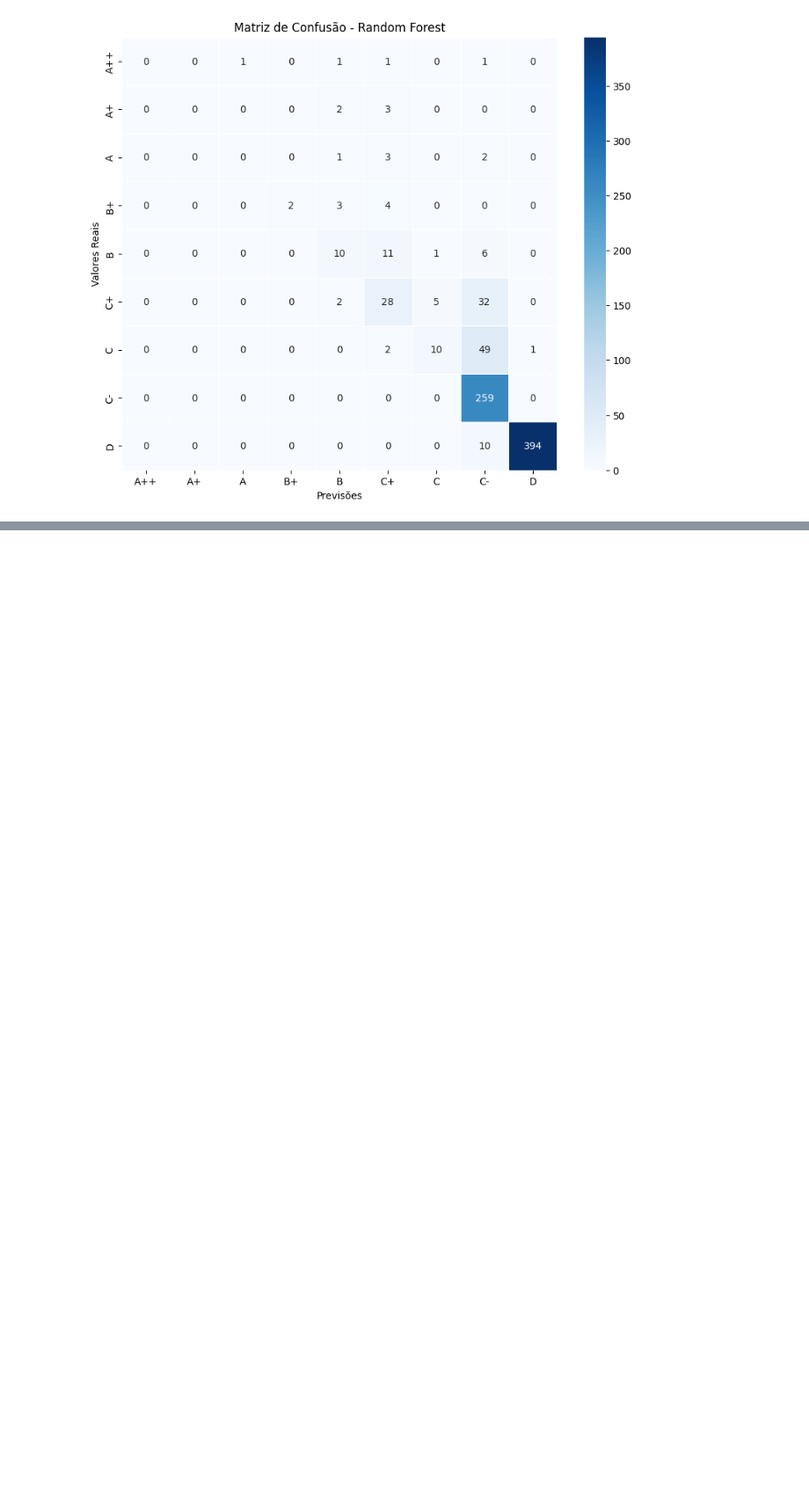
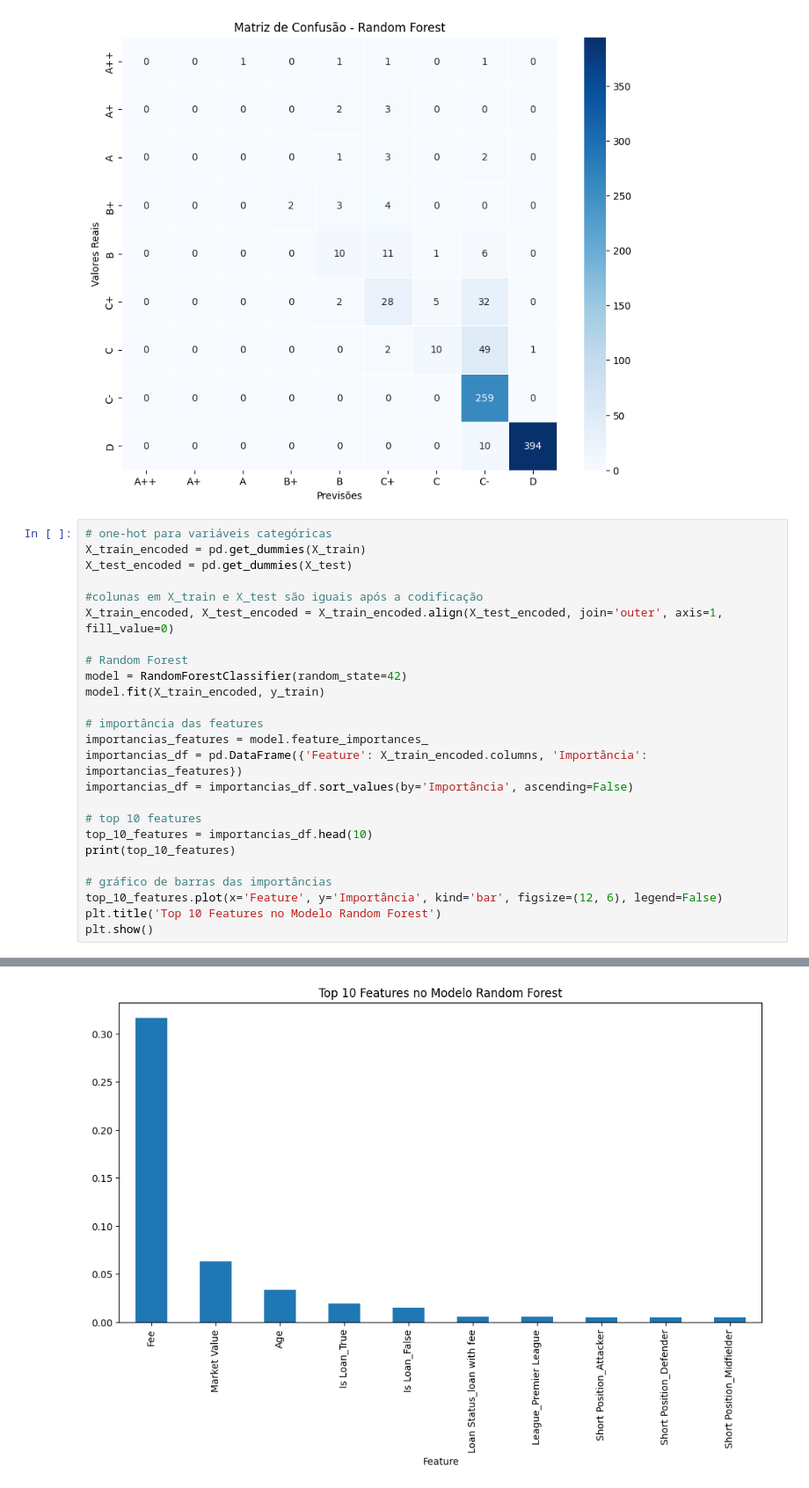
Before and after one commit to granja17/FootballPredict, a Jupyter notebook: Projeto_IACH_parte_final_random_forest.ipynb, the cells around one changed output, grey strips where cells are left out. Shown at 88% size. Saved outputs shown, nothing was run; the diff lists cells and outputs as text; blank space fills up the shorter version.

```diff
--- a/Projeto_IACH_parte_final_random_forest.ipynb
+++ b/Projeto_IACH_parte_final_random_forest.ipynb
@@ -234,3 +251,29 @@ plt.title('Matriz de Confusão - Random Forest')
 plt.show()
 # %% [output]
 [figure]
+# %%
+# one-hot para variáveis categóricas
+X_train_encoded = pd.get_dummies(X_train)
+X_test_encoded = pd.get_dummies(X_test)
+
+#colunas em X_train e X_test são iguais após a codificação
+X_train_encoded, X_test_encoded = X_train_encoded.align(X_test_encoded, join='outer', axis=1, fill_value=0)
+
+# Random Forest
+model = RandomForestClassifier(random_state=42)
+model.fit(X_train_encoded, y_train)
+
+# importância das features
+importancias_features = model.feature_importances_
+importancias_df = pd.DataFrame({'Feature': X_train_encoded.columns, 'Importância': importancias_features})
+importancias_df = importancias_df.sort_values(by='Importância', ascending=False)
+
+# top 10 features
+top_10_features = importancias_df.head(10)
+print(top_10_features)
+
+# gráfico de barras das importâncias
+top_10_features.plot(x='Feature', y='Importância', kind='bar', figsize=(12, 6), legend=False)
+plt.title('Top 10 Features no Modelo Random Forest')
+plt.show()
+# %% [output]
@@ -236,0 +291 @@ plt.show()
+[figure, added]
```
Also changed, not shown: parts of 3 cells of this notebook.
